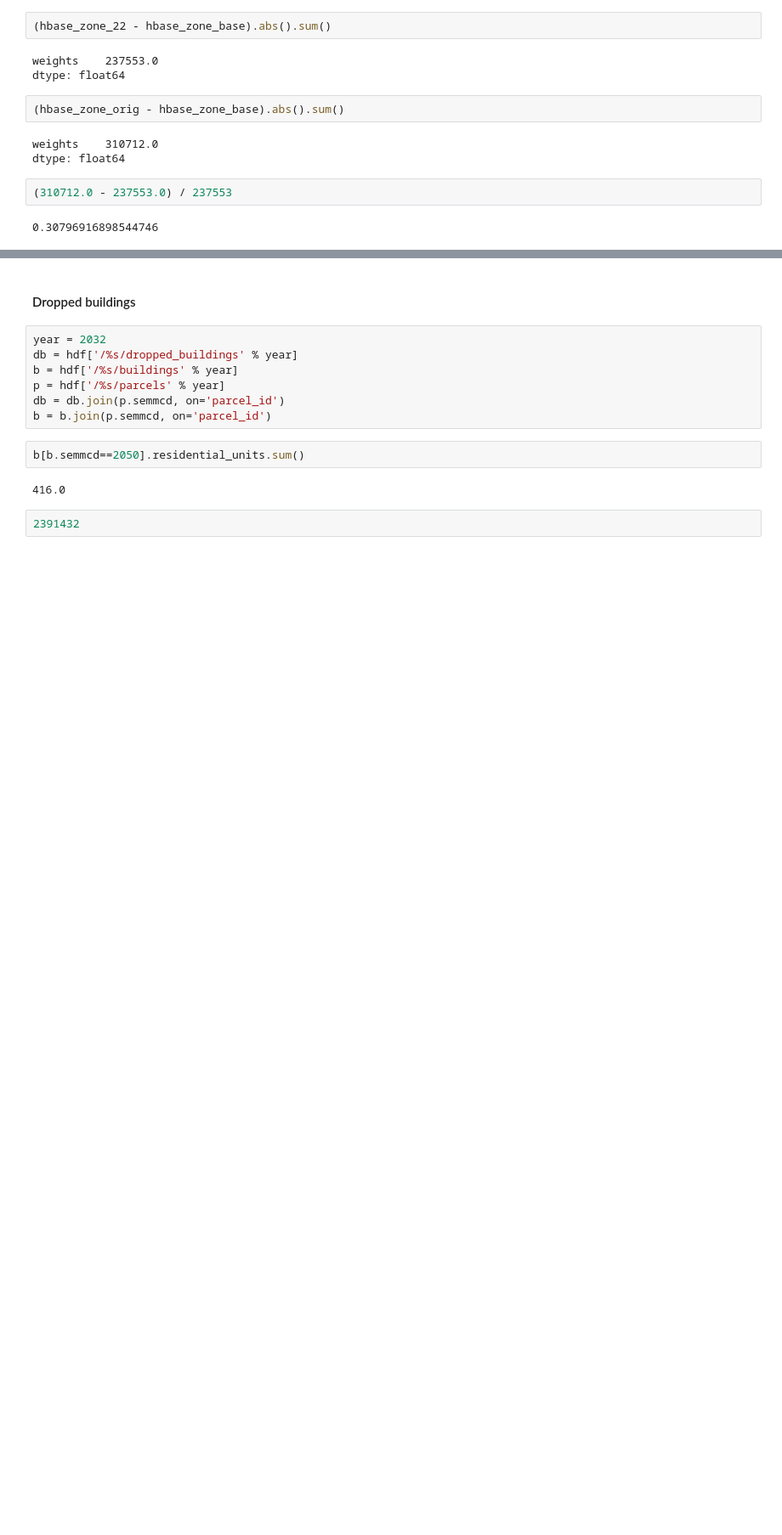
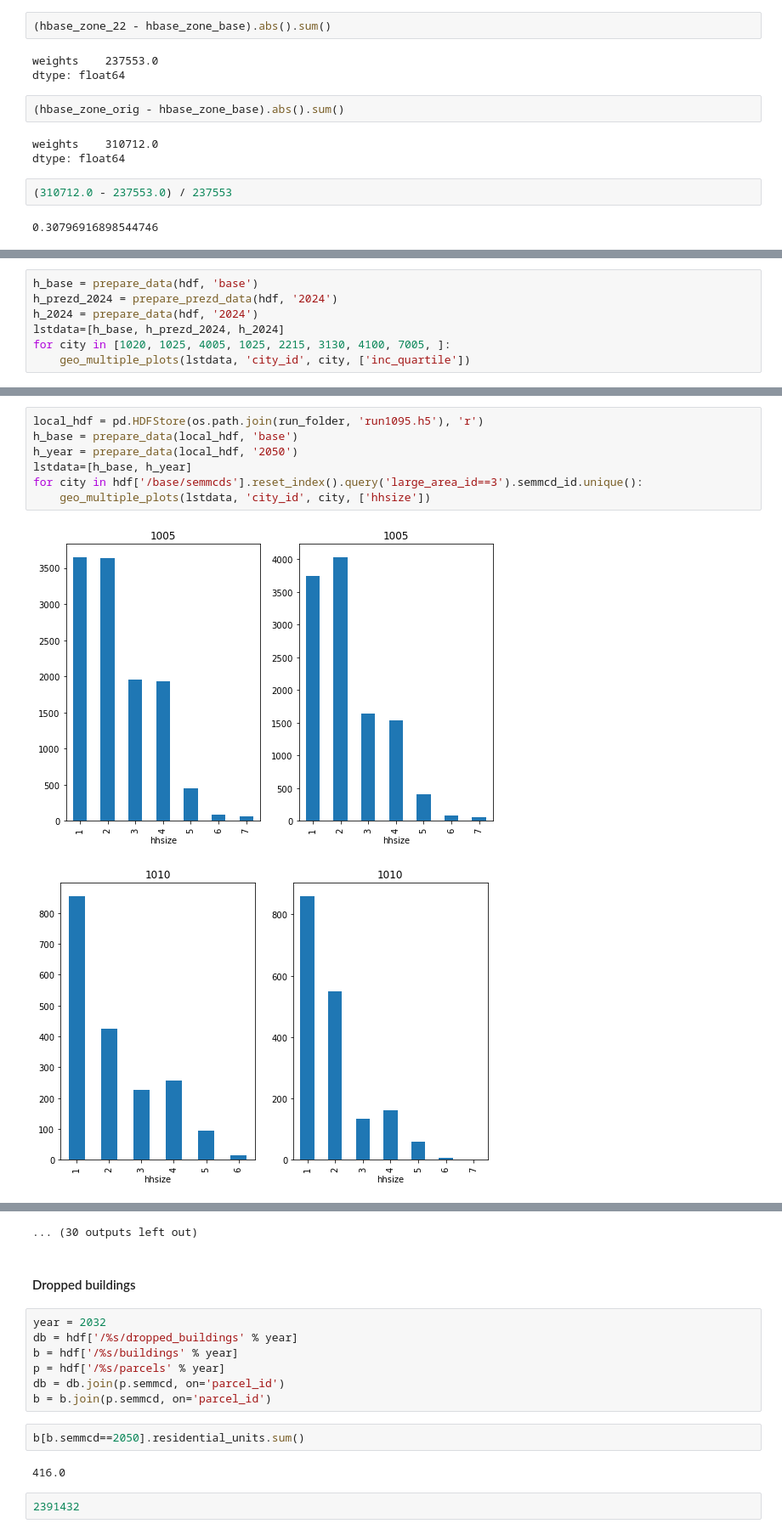
Before and after one commit to SEMCOG/semcog_urbansim, a Jupyter notebook: notebooks/model_analysis/model_output_analysis.ipynb, the cells around one changed output, grey strips where cells are left out. Shown at 85% size. Cells and saved outputs as stored; diff of their text form; blank space fills up the shorter version.

Commit message:
Added Zonal distribution analysis charts to notebook and docstring

```diff
--- a/notebooks/model_analysis/model_output_analysis.ipynb
+++ b/notebooks/model_analysis/model_output_analysis.ipynb
@@ -359,0 +395,7 @@ hbase_zone_by = hbase_zone.set_index(['large_area_id', 'inc_qt', 'hhsize'])
+# %%
+h_base = prepare_data(hdf, 'base')
+h_prezd_2024 = prepare_prezd_data(hdf, '2024')
+h_2024 = prepare_data(hdf, '2024')
+lstdata=[h_base, h_prezd_2024, h_2024]
+for city in [1020, 1025, 4005, 1025, 2215, 3130, 4100, 7005, ]:
+    geo_multiple_plots(lstdata, 'city_id', city, ['inc_quartile'])
@@ -359,0 +421,10 @@ hbase_zone_by = hbase_zone.set_index(['large_area_id', 'inc_qt', 'hhsize'])
+# %%
+local_hdf = pd.HDFStore(os.path.join(run_folder, 'run1095.h5'), 'r')
+h_base = prepare_data(local_hdf, 'base')
+h_year = prepare_data(local_hdf, '2050')
+lstdata=[h_base, h_year]
+for city in hdf['/base/semmcds'].reset_index().query('large_area_id==3').semmcd_id.unique():
+    geo_multiple_plots(lstdata, 'city_id', city, ['hhsize'])
+# %% [output]
+[figure, added]
+[figure, added]
@@ -360,3 +441,4 @@ hbase_zone_by = hbase_zone.set_index(['large_area_id', 'inc_qt', 'hhsize'])
+... (30 outputs left out)
 # %% [markdown]
 #### Dropped buildings
 # %%
```
Also changed, not shown: parts of 6 cells of this notebook, 1 other file.
